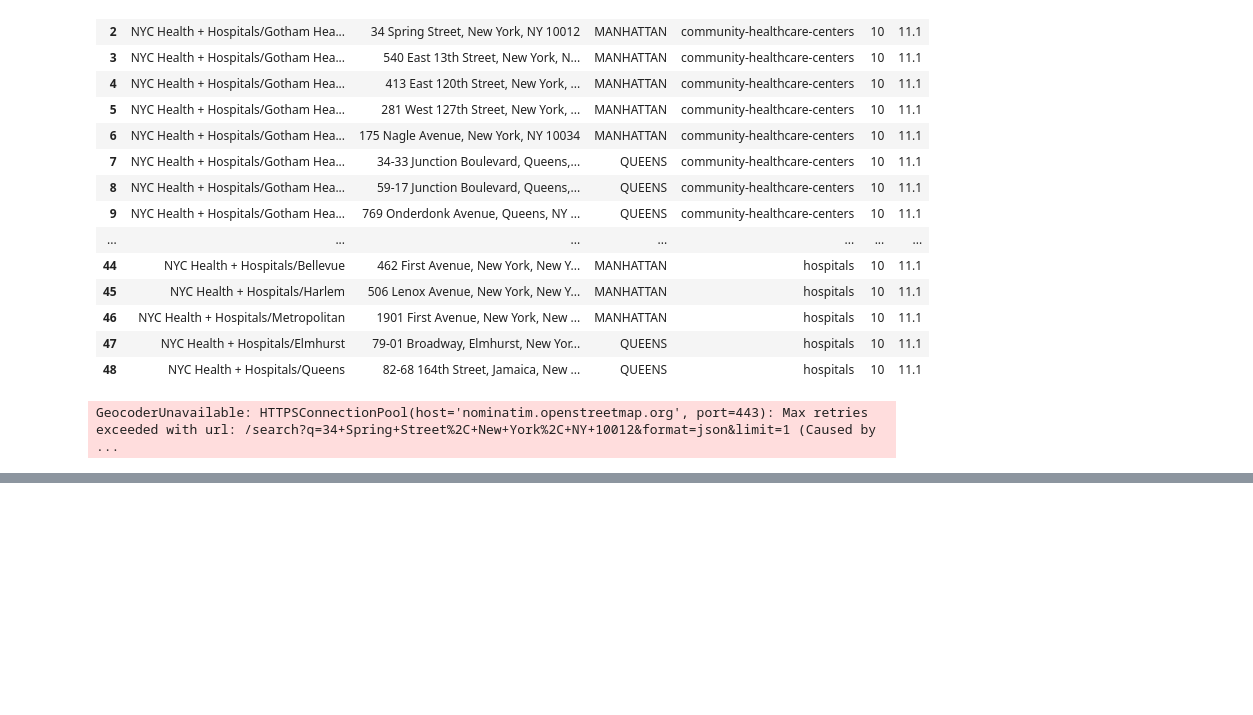
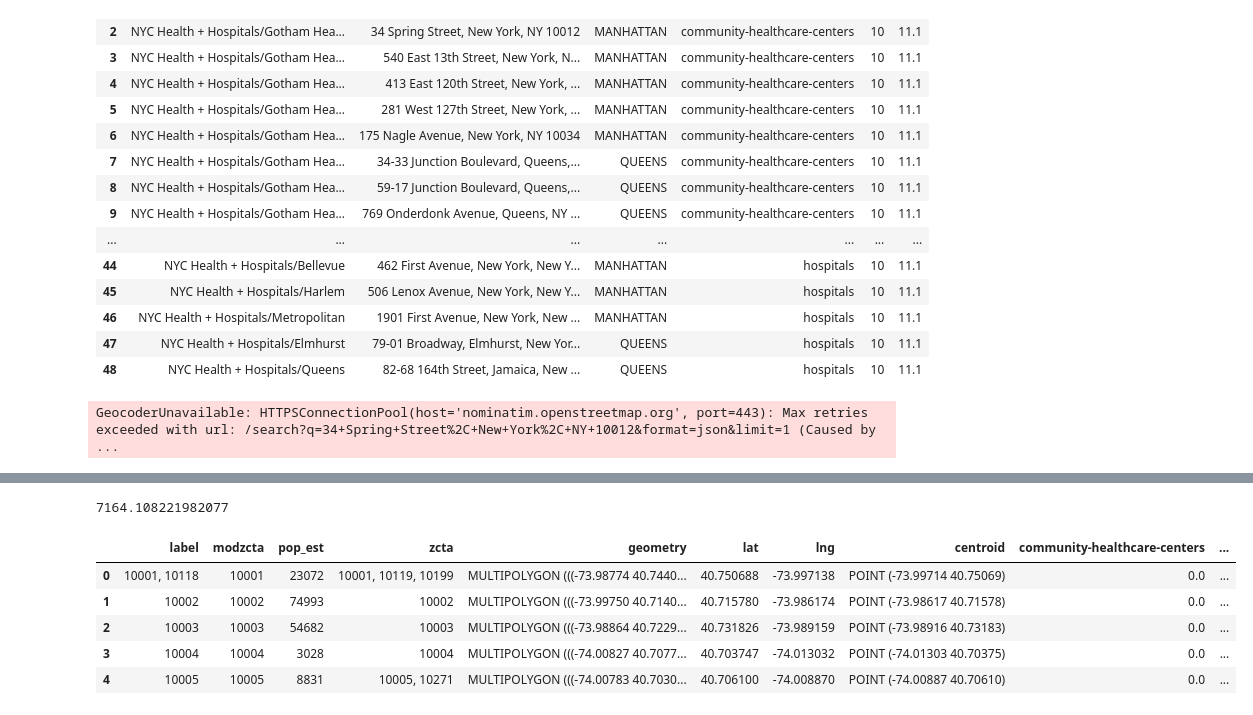
Before and after one commit to saturn-drm/equity-during-covid, a Jupyter notebook: scripts/1130address.ipynb, the cells around one changed output, grey strips where cells are left out. Drawn from its saved outputs; the diff is of its cells as text; code cells hidden in the pictures; blank space fills up the shorter version.

```diff
--- a/scripts/1130address.ipynb
+++ b/scripts/1130address.ipynb
@@ -95,0 +122,4 @@ GeocoderUnavailable: HTTPSConnectionPool(host='nominatim.openstreetmap.org', por
+# %%
+import geopandas
+shapes = geopandas.read_file('../datas/00-tractTOzcta/Modified Zip Code Tabulation Areas (MODZCTA).geojson')
+shapes.head()
@@ -95,0 +188,17 @@ GeocoderUnavailable: HTTPSConnectionPool(host='nominatim.openstreetmap.org', por
+# %%
+import geopy.distance
+geopy.distance.geodesic((40.750688, -73.997138), (40.696427, -73.9512709)).meters
+# %% [output]
+7164.108221982077
+# %%
+facilities = pandas.read_csv('../datas/05-physical/medical-facilities-converted.csv')
+for kind in facilities['CLASS'].unique():
+    shapes[kind] = 0.0
+shapes.head()
+# %% [output]
+|  | label | modzcta | pop_est | zcta | geometry | lat | lng | centroid | community-healthcare-centers | ... |
+| 0 | 10001, 10118 | 10001 | 23072 | 10001, 10119, 10199 | MULTIPOLYGON (((-73.98774 40.7440... | 40.750688 | -73.997138 | POINT (-73.99714 40.75069) | 0.0 | ... |
+| 1 | 10002 | 10002 | 74993 | 10002 | MULTIPOLYGON (((-73.99750 40.7140... | 40.715780 | -73.986174 | POINT (-73.98617 40.71578) | 0.0 | ... |
+| 2 | 10003 | 10003 | 54682 | 10003 | MULTIPOLYGON (((-73.98864 40.7229... | 40.731826 | -73.989159 | POINT (-73.98916 40.73183) | 0.0 | ... |
+| 3 | 10004 | 10004 | 3028 | 10004 | MULTIPOLYGON (((-74.00827 40.7077... | 40.703747 | -74.013032 | POINT (-74.01303 40.70375) | 0.0 | ... |
+| 4 | 10005 | 10005 | 8831 | 10005, 10271 | MULTIPOLYGON (((-74.00783 40.7030... | 40.706100 | -74.008870 | POINT (-74.00887 40.70610) | 0.0 | ... |
```
Also changed, not shown: parts of 26 cells of this notebook, 9 other files.
